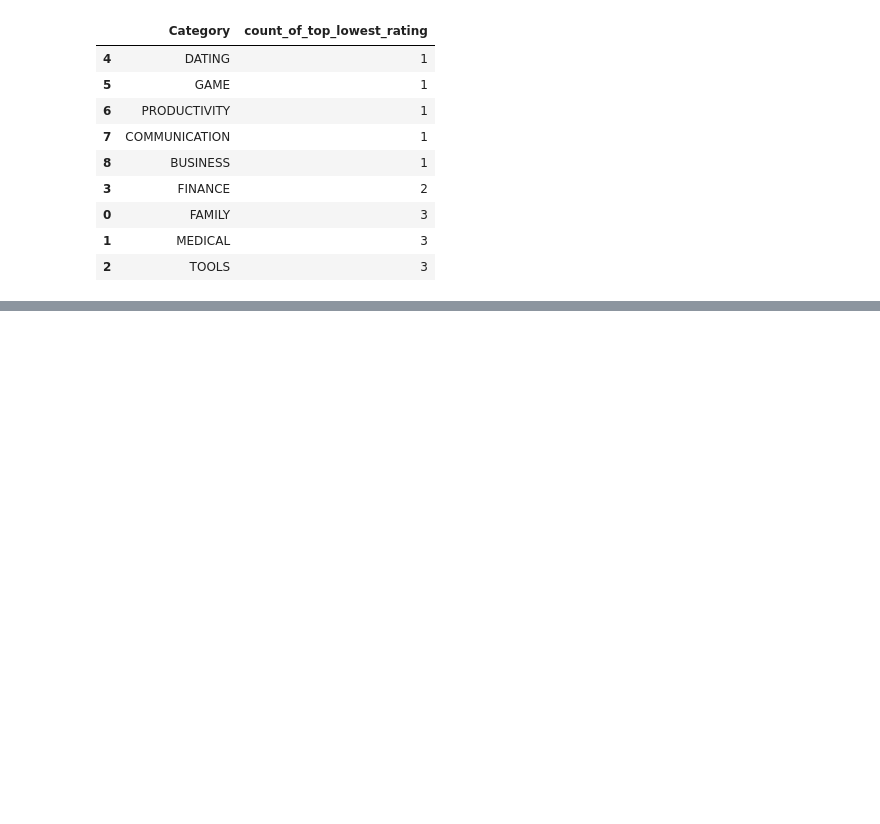
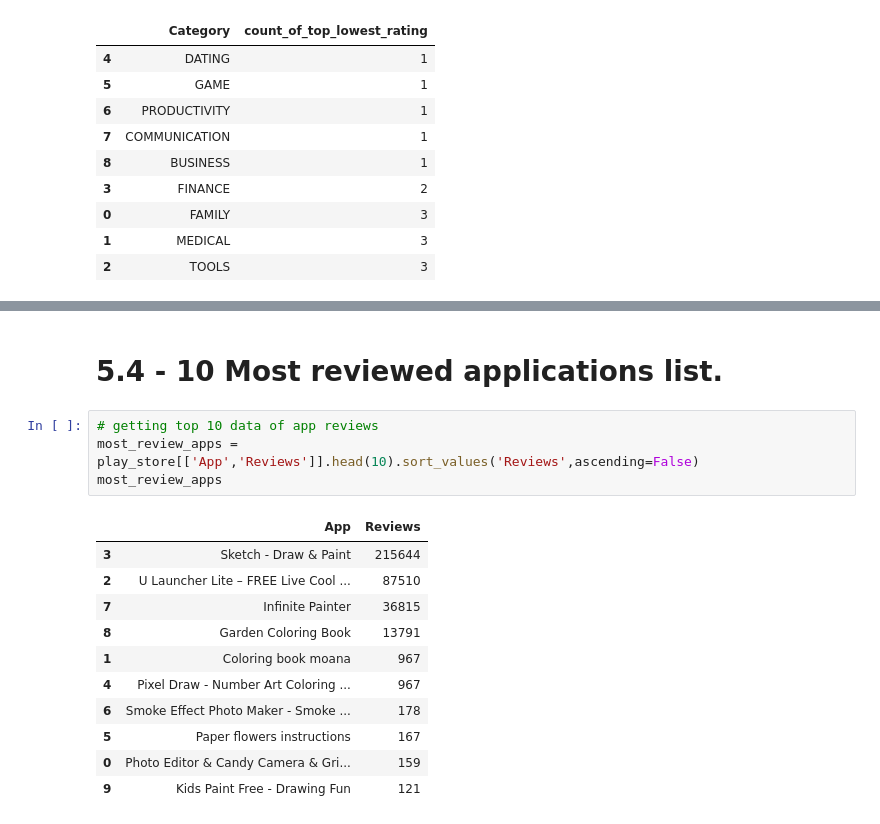
Before and after one commit to kuldip-datascience/Play_store_eda, a Jupyter notebook: Kuldip_parmar.ipynb, the cells around one changed output, grey strips where cells are left out. Saved outputs shown, nothing was run; the diff lists cells and outputs as text; blank space fills up the shorter version.

```diff
--- a/Kuldip_parmar.ipynb
+++ b/Kuldip_parmar.ipynb
@@ -878,0 +1011,18 @@ plt.show()
+# %% [markdown]
+# 5.4 - 10 Most reviewed applications list.
+# %%
+# getting top 10 data of app reviews
+most_review_apps = play_store[['App','Reviews']].head(10).sort_values('Reviews',ascending=False)
+most_review_apps
+# %% [output]
+|  | App | Reviews |
+| 3 | Sketch - Draw & Paint | 215644 |
+| 2 | U Launcher Lite – FREE Live Cool ... | 87510 |
+| 7 | Infinite Painter | 36815 |
+| 8 | Garden Coloring Book | 13791 |
+| 1 | Coloring book moana | 967 |
+| 4 | Pixel Draw - Number Art Coloring ... | 967 |
+| 6 | Smoke Effect Photo Maker - Smoke ... | 178 |
+| 5 | Paper flowers instructions | 167 |
+| 0 | Photo Editor & Candy Camera & Gri... | 159 |
+| 9 | Kids Paint Free - Drawing Fun | 121 |
```
Also changed, not shown: parts of 19 cells of this notebook.
